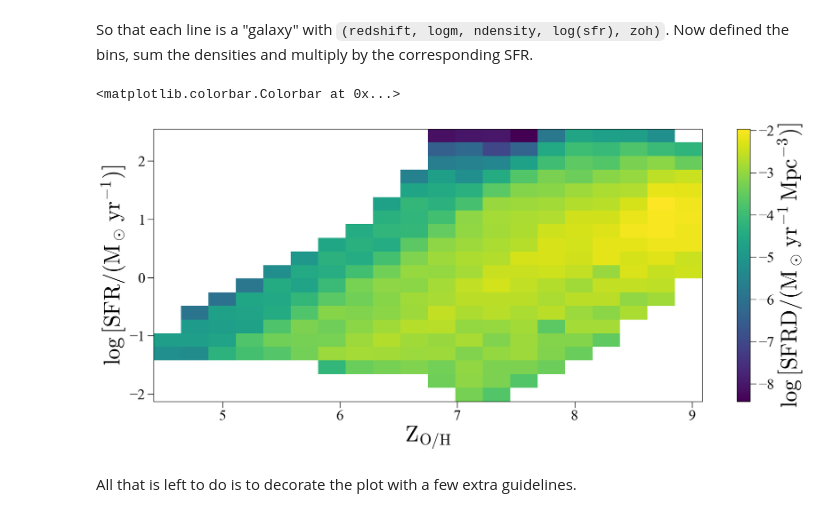
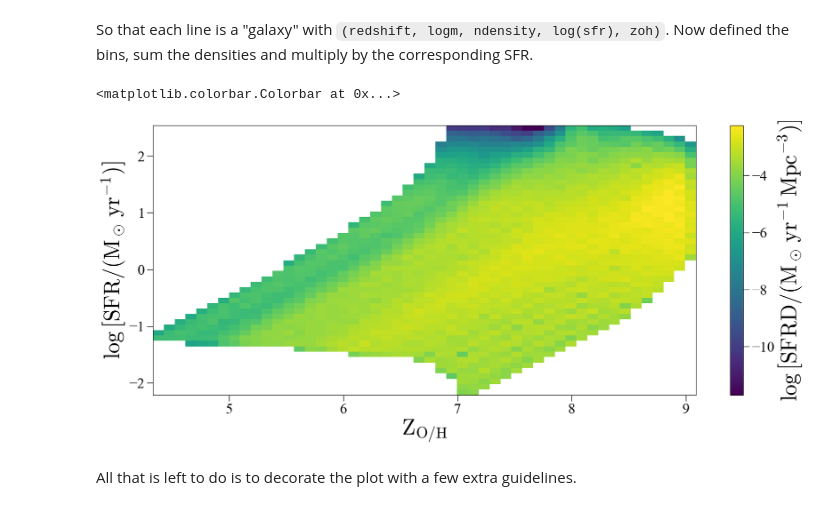
Before and after one commit to lmdesa/BOSSA, a Jupyter notebook: notebooks/Galaxy_Sampling_Consistency_Checks.ipynb, the cells around one changed output. Saved outputs shown, nothing was run; the diff lists cells and outputs as text; code cells hidden in the pictures.

```diff
--- a/notebooks/Galaxy_Sampling_Consistency_Checks.ipynb
+++ b/notebooks/Galaxy_Sampling_Consistency_Checks.ipynb
@@ -443,3 +548,0 @@ array([[1.15346843e-02, 1.15346843e-02, 1.15346843e-02, 1.15346843e-02,
-# %%
-corrections = Corrections(feh, np.log10(np.tile(sfr.reshape((sfr.shape[0], 1)), (1,feh.shape[0]))))
-corrections.load_data()
@@ -496,3 +548,0 @@ np.log10(np.tile(sfr.reshape((sfr.shape[0], 1)), (1,feh.shape[0]))).shape
-# %%
-corrections = Corrections(np.array([-2, -1]), np.array([[2, 2], [3, 3]]))
-corrections.load_data()
@@ -552,7 +597,7 @@ def get_sample(logm, redshift, flattening, fixed_slope, mzr_model, scatter_model
     return sfr, zoh
 # %%
 # PLOT SETTINGS
-side = 20
+side = 50
 bin_sample_size = 10  # size of the sample drawn within each redshift-mass bin
 minz = 0
 maxz = 10
@@ -682,25 +730,29 @@ for row, (zoh0, zoh1) in enumerate(zip(bg_zoh_grid[:-1], bg_zoh_grid[1:])):
         #print(logsfr0, logsfr1, sfr_sample.shape)
         sfrd = np.sum(sfr_sample[:,2] * 10.**sfr_sample[:,3])
         bg_logsfrd_grid[row, col] = np.log10(sfrd)
+# %%
+bg_logsfr_grid_scatterless = bg_logsfr_grid
+bg_zoh_grid_scatterless = bg_zoh_grid
+bg_logsfrd_grid_scatterless = np.copy(bg_logsfrd_grid)
 # %%
-colormap = bg_logsfrd_grid.T
-x = bg_zoh_grid
-y = bg_logsfr_grid
+colormap = bg_logsfrd_grid_scatterless.T
+x = bg_zoh_grid_scatterless
+y = bg_logsfr_grid_scatterless
 
 fig, ax = plt.subplots(figsize=(20,8))
 vmin = np.nanmin(colormap[colormap != -np.inf])
 vmax = np.nanmax(colormap[colormap != np.inf])
 
 ax.pcolormesh(x, y, colormap, vmin=vmin, vmax=vmax)
 #ax.invert_yaxis()
 ax.set_ylabel(r'$\log\left[\mathrm{SFR}/(\mathrm{M}_\odot\,\mathrm{yr}^{-1})\right]$')
 ax.set_xlabel(r'$\mathrm{Z}_\mathrm{O/H}$')
 fig.colorbar(mappable=cm.ScalarMappable(norm=Normalize(vmin=vmin, vmax=vmax), cmap='viridis'),
              ax=ax,
              label=r'$\log\left[\mathrm{SFRD}/(\mathrm{M}_\odot\,\mathrm{yr}^{-1}\,\mathrm{Mpc}^{-3})\right]$')
 # %% [output]
 <matplotlib.colorbar.Colorbar at 0x...>
-[figure, old version]
+[figure, new version]
 # %% [markdown]
 All that is left to do is to decorate the plot with a few extra guidelines.
 # %%
```
Also changed, not shown: parts of 89 cells of this notebook.
